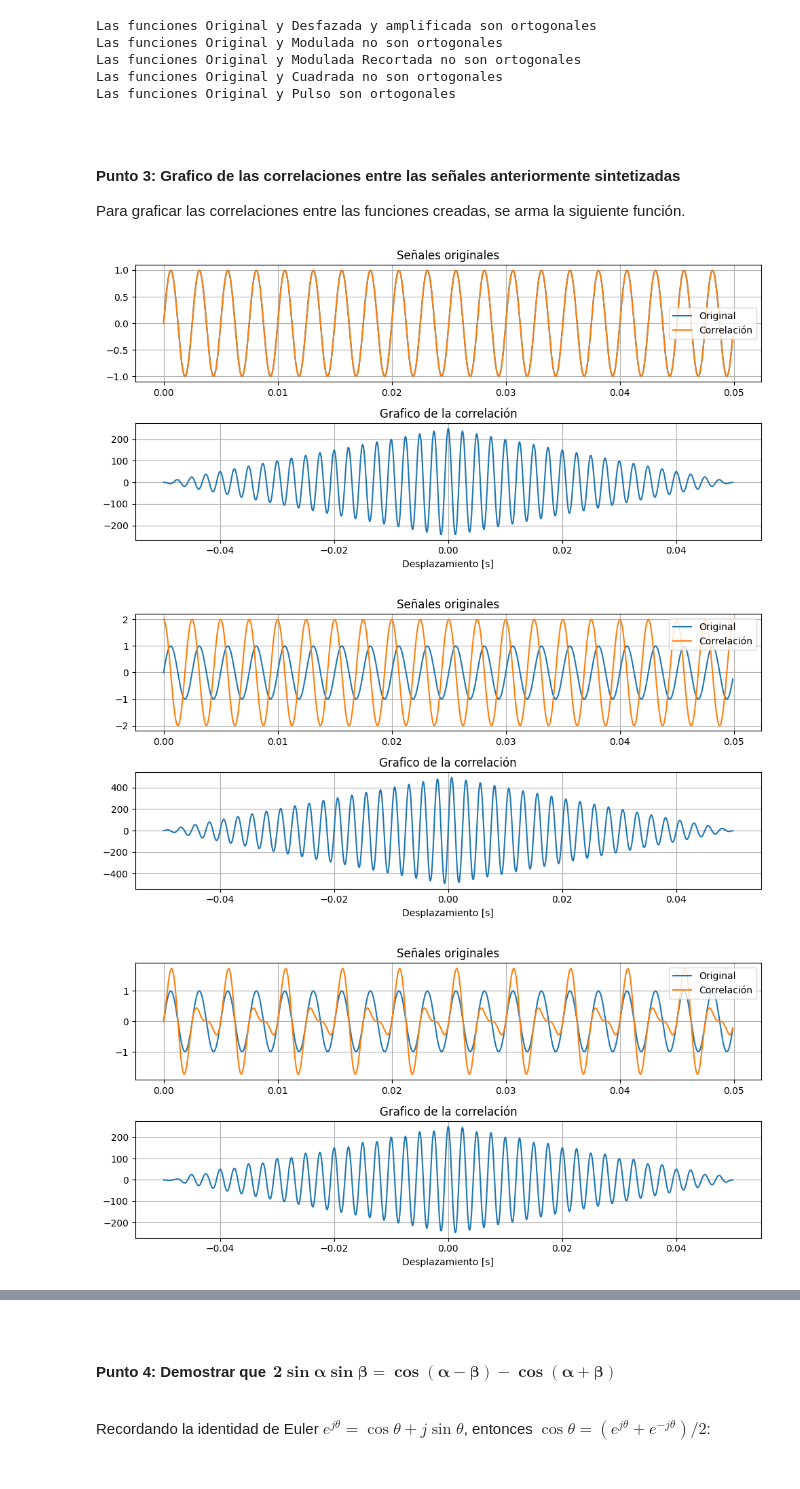
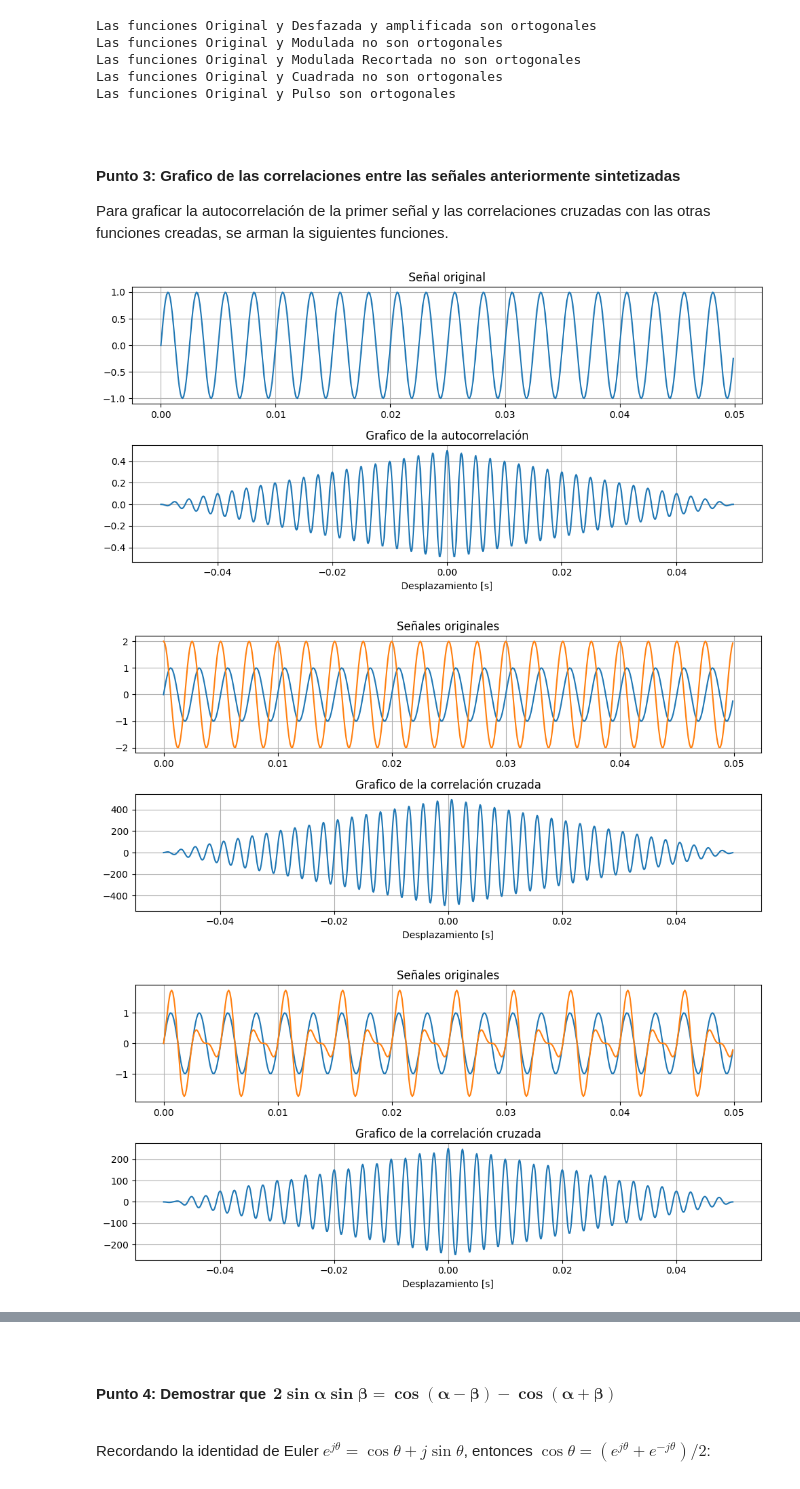
Before and after one commit to ArturoHuber1/APS, a Jupyter notebook: TS1/TS1_Huber.ipynb, the cells around one changed output, grey strips where cells are left out. Saved outputs shown, nothing was run; the diff lists cells and outputs as text; code cells hidden in the pictures.

```diff
--- a/TS1/TS1_Huber.ipynb
+++ b/TS1/TS1_Huber.ipynb
@@ -361,4 +361,4 @@ Las funciones Original y Pulso son ortogonales
 # %% [markdown]
 <br><br>**Punto 3: Grafico de las correlaciones entre las señales anteriormente sintetizadas**
 
-Para graficar las correlaciones entre las funciones creadas, se arma la siguiente función.
+Para graficar la autocorrelación de la primer señal y las correlaciones cruzadas con las otras funciones creadas, se arman la siguientes funciones.
@@ -384,28 +418,28 @@ def graficar_correlacion(f, g, fs):
     fig, axs = plt.subplots(2, 1, figsize=(10, 5))
 
     # Señales originales
-    axs[0].plot(t, f, label="Original")
-    axs[0].plot(t, g, label="Correlación")
+    axs[0].plot(t, f)
+    axs[0].plot(t, g)
     axs[0].set_title("Señales originales")
-    axs[0].legend()
+    #axs[0].legend()
     axs[0].grid(True)
 
     # Correlación cruzada
     axs[1].plot(lags, corr)
-    axs[1].set_title("Grafico de la correlación")
+    axs[1].set_title("Grafico de la correlación cruzada")
     axs[1].set_xlabel("Desplazamiento [s]")
     axs[1].grid(True)
-
+    print("\n\n\n")
     plt.tight_layout()
     plt.show()
 # %%
-graficar_correlacion(Original, Original, fs)
+graficar_autocorrelacion(Original, fs)
 graficar_correlacion(Original, y2, fs)
 graficar_correlacion(Original, s_am, fs)
 graficar_correlacion(Original, s_clip, fs)
 graficar_correlacion(Original, sq, fs)
 graficar_correlacion(Original, pulso, fs)
 # %% [output]
-[figure, old version]
+[figure, new version]
-[figure, old version]
+[figure, new version]
-[figure, old version]
+[figure, new version]
```
Also changed, not shown: parts of 8 cells of this notebook.
